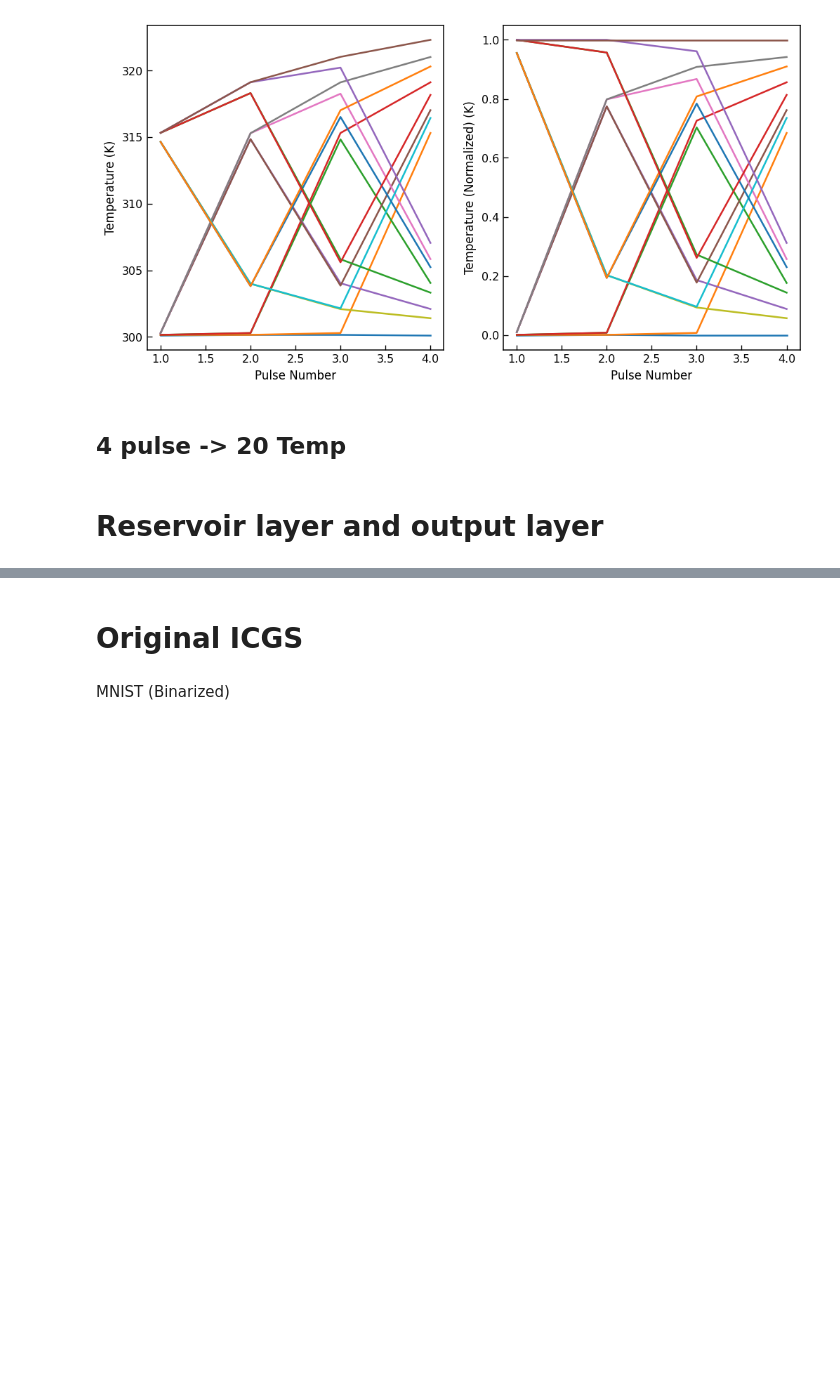
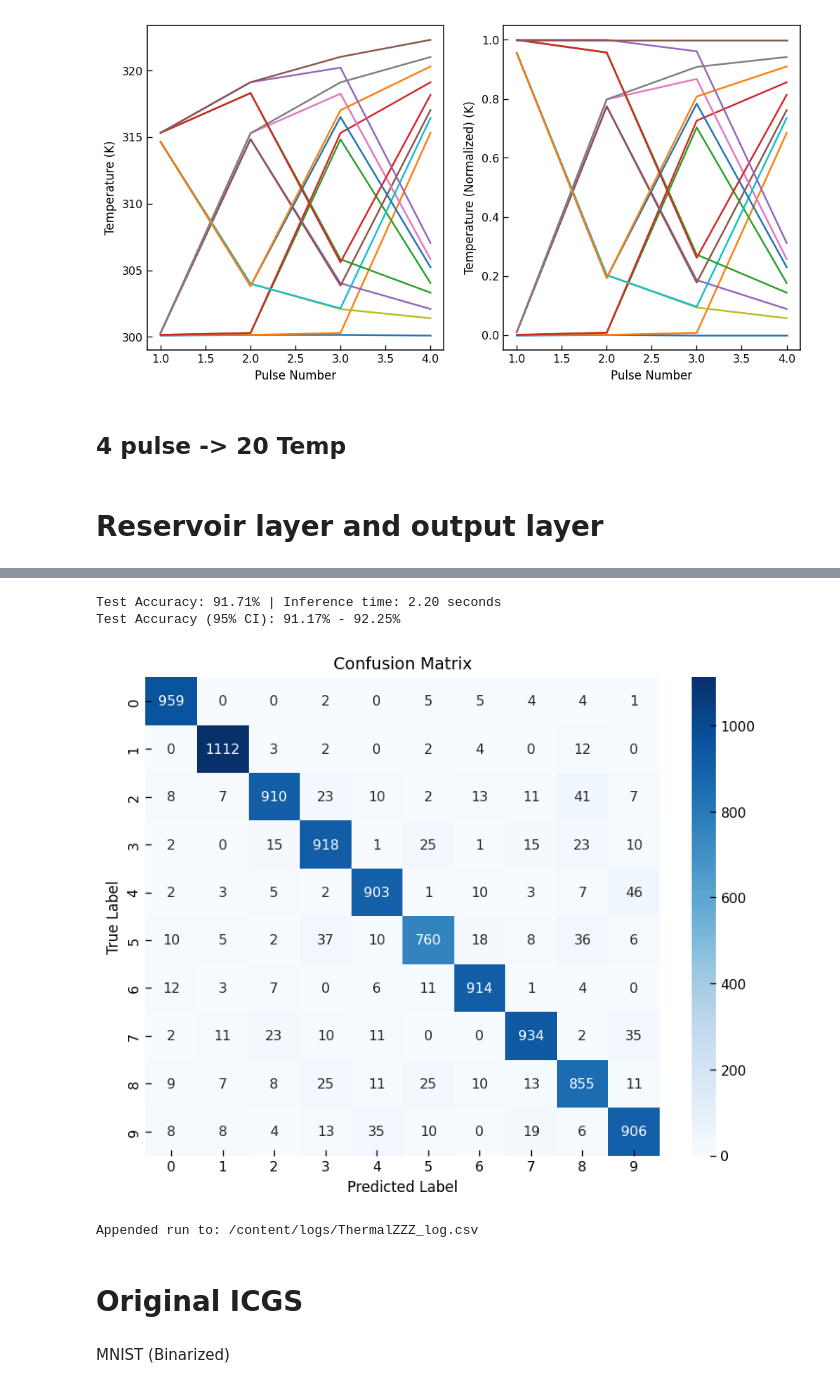
Before and after one commit to Jingyi-Z/ThermalZZZ, a Jupyter notebook: MNIST_thermalzzz.ipynb, the cells around one changed output, grey strips where cells are left out. Saved outputs shown, nothing was run; the diff lists cells and outputs as text; code cells hidden in the pictures; blank space fills up the shorter version.

```diff
--- a/MNIST_thermalzzz.ipynb
+++ b/MNIST_thermalzzz.ipynb
@@ -270,7 +266,7 @@ class ThermalReservoirLayer(nn.Module):
 
         mapping_tensor = torch.zeros((2**self.seq_len, self.seq_len))
         for i in range(2**self.seq_len):
-            key = f'{i:0{seq_len}b}'
+            key = f'{i:0{self.seq_len}b}'
             value = self.p.mapping.get(key, [0.0] * self.temp_len)      # Fallback to zeros
             mapping_tensor[i] = torch.tensor(value)
 
@@ -289,18 +285,18 @@ class ThermalReservoirLayer(nn.Module):
         x = x.reshape(-1, self.seq_len)  # [batch * input, seq_len]
         indices = torch.matmul(x, self.bit_weights.int().to(x.device))  # [batch * input]
         responses = self.mapping_tensor[indices] #[batch*input, temp_len]
-        h_t = responses.reshape(batch_size, self.input_size, self.temp_len).permute(0, 2, 1)
+        h_t = responses.reshape(batch_size, self.input_size, self.temp_len).permute(0, 2, 1) #[batch, temp_len, input_size]
         return h_t # Final reservoir state used for classification
 
-class ICGSReservoirNet(nn.Module):
+class ThermalReservoirNet(nn.Module):
     def __init__(self, p:Params, img_size:int = 576, output_size:int = 10):
         super().__init__()
         self.reservoir = ThermalReservoirLayer(p, img_size)
-        self.readout = nn.Linear(p.temp_len*(img_size//p.seq_len), output_size)
+        self.readout = nn.Linear(p.temp_len*(img_size//p.vpulse_len), output_size)
 
     def forward(self, x):
         reservoir_state = self.reservoir(x)
         reservoir_state_reshaped = torch.reshape(reservoir_state, \
-         (reservoir_state.size(dim=0),reservoir_state.size(dim=1)* reservoir_state.size(dim=2)))
-        out = self.readout(reservoir_state)
+         (reservoir_state.size(dim=0),-1))
+        out = self.readout(reservoir_state_reshaped)
         return out
@@ -307,3 +397,59 @@ class ICGSReservoirNet(nn.Module):
+# %%
+# Evaluation
+all_preds = []
+all_labels = []
+
+thermal_model.eval()  # set model to evaluation mode
+tic = time.time()
+
+with torch.no_grad():
+    for x, y in test_loader:
+        x, y = x.to(device), y.to(device)
+        output = thermal_model(x)
+        preds = output.argmax(dim=1)
+        all_preds.extend(preds.cpu().numpy())
+        all_labels.extend(y.cpu().numpy())
+
+# Inference time
+t_inf = time.time()-tic
+
+# Accuracy
+acc_test = accuracy_score(all_labels, all_preds)
+print(f"Test Accuracy: {acc_test * 100:.2f}% | Inference time: {t_inf:.2f} seconds")
+
+# Accuracy (95% Confidence Interval)
+SE_test = np.sqrt(acc_test * (1 - acc_test) / len(all_labels))
+z_score = 1.96  # 95% confidence interval
+CI_test = (acc_test - z_score * SE_test, acc_test + z_score * SE_test)
+print(f"Test Accuracy (95% CI): {CI_test[0]*100:.2f}% - {CI_test[1]*100:.2f}%")
+
+# Confusion matrix
+cm = confusion_matrix(all_labels, all_preds)
+
+plt.figure(figsize=(8, 6))
+sns.heatmap(cm, annot=True, fmt="d", cmap="Blues", xticklabels=range(10), yticklabels=range(10))
+plt.xlabel("Predicted Label")
+plt.ylabel("True Label")
+plt.title("Confusion Matrix")
+plt.show()
+
+append_run_log(
+    LOG_PATH,
+    params = p,
+    loss_train_per_epoch=loss_train_hist,
+    acc_train_per_epoch=acc_train_hist,
+    t_tot=t_total,
+    t_per_epoch=t_per_epoch,
+    acc_test=acc_test,
+    acc_test_95CI_low=CI_test[0],
+    acc_test_95CI_high=CI_test[1],
+    t_inf=t_inf,
+)
+# %% [output]
+Test Accuracy: 91.71% | Inference time: 2.20 seconds
+Test Accuracy (95% CI): 91.17% - 92.25%
+[figure, added]
+Appended run to: /content/logs/ThermalZZZ_log.csv
 # %% [markdown]
 # Original ICGS
 # %%
```
Also changed, not shown: parts of 5 cells of this notebook.
